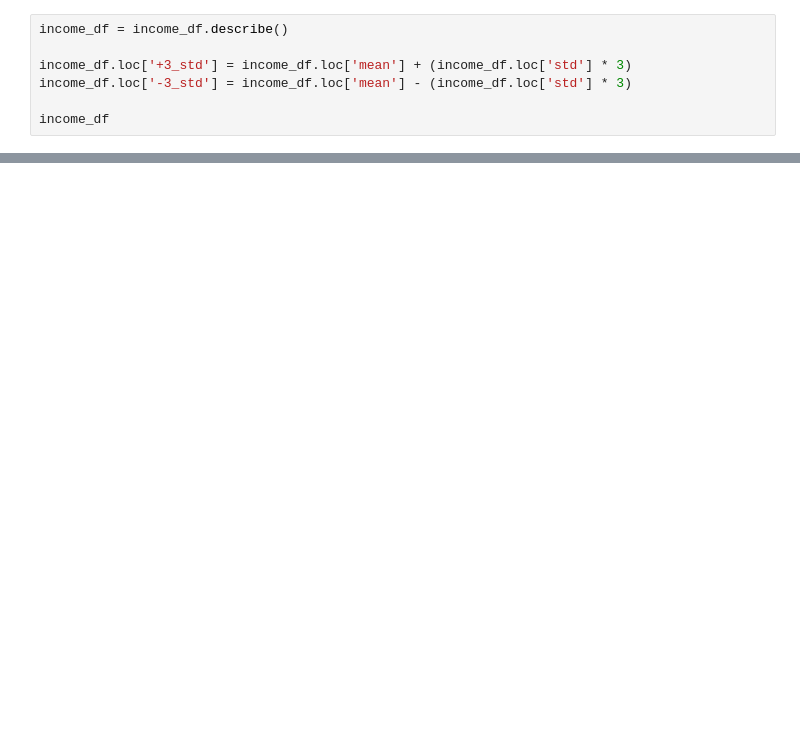
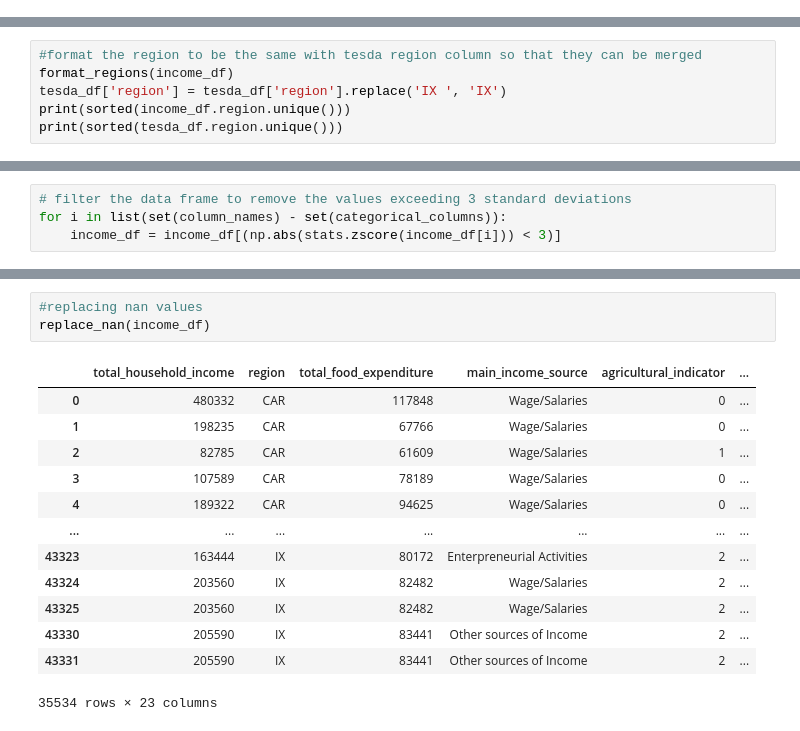
Before and after one commit to legaspicary/it465-group-project, a Jupyter notebook: group_project.ipynb, the cells around one changed output, grey strips where cells are left out. Drawn from its saved outputs; the diff is of its cells as text; blank space fills up the shorter version.

```diff
--- a/group_project.ipynb
+++ b/group_project.ipynb
@@ -227,7 +0,0 @@ sns.heatmap(corr, xticklabels=corr.columns, yticklabels=corr.columns, cmap='RdBu
-# %%
-income_df = income_df.describe()
-
-income_df.loc['+3_std'] = income_df.loc['mean'] + (income_df.loc['std'] * 3)
-income_df.loc['-3_std'] = income_df.loc['mean'] - (income_df.loc['std'] * 3)
-
-income_df
@@ -289,0 +154,6 @@ KeyError: "['Total Household Income'] not found in axis"
+# %%
+#format the region to be the same with tesda region column so that they can be merged
+format_regions(income_df)
+tesda_df['region'] = tesda_df['region'].replace('IX ', 'IX')
+print(sorted(income_df.region.unique()))
+print(sorted(tesda_df.region.unique()))
@@ -289,0 +282,4 @@ KeyError: "['Total Household Income'] not found in axis"
+# %%
+# filter the data frame to remove the values exceeding 3 standard deviations
+for i in list(set(column_names) - set(categorical_columns)):
+    income_df = income_df[(np.abs(stats.zscore(income_df[i])) < 3)]
@@ -289,0 +311,17 @@ KeyError: "['Total Household Income'] not found in axis"
+# %%
+#replacing nan values
+replace_nan(income_df)
+# %% [output]
+|  | total_household_income | region | total_food_expenditure | main_income_source | agricultural_indicator | ... |
+| 0 | 480332 | CAR | 117848 | Wage/Salaries | 0 | ... |
+| 1 | 198235 | CAR | 67766 | Wage/Salaries | 0 | ... |
+| 2 | 82785 | CAR | 61609 | Wage/Salaries | 1 | ... |
+| 3 | 107589 | CAR | 78189 | Wage/Salaries | 0 | ... |
+| 4 | 189322 | CAR | 94625 | Wage/Salaries | 0 | ... |
+| ... | ... | ... | ... | ... | ... | ... |
+| 43323 | 163444 | IX | 80172 | Enterpreneurial Activities | 2 | ... |
+| 43324 | 203560 | IX | 82482 | Wage/Salaries | 2 | ... |
+| 43325 | 203560 | IX | 82482 | Wage/Salaries | 2 | ... |
+| 43330 | 205590 | IX | 83441 | Other sources of Income | 2 | ... |
+| 43331 | 205590 | IX | 83441 | Other sources of Income | 2 | ... |
+35534 rows × 23 columns
```
Also changed, not shown: parts of 94 cells of this notebook.
